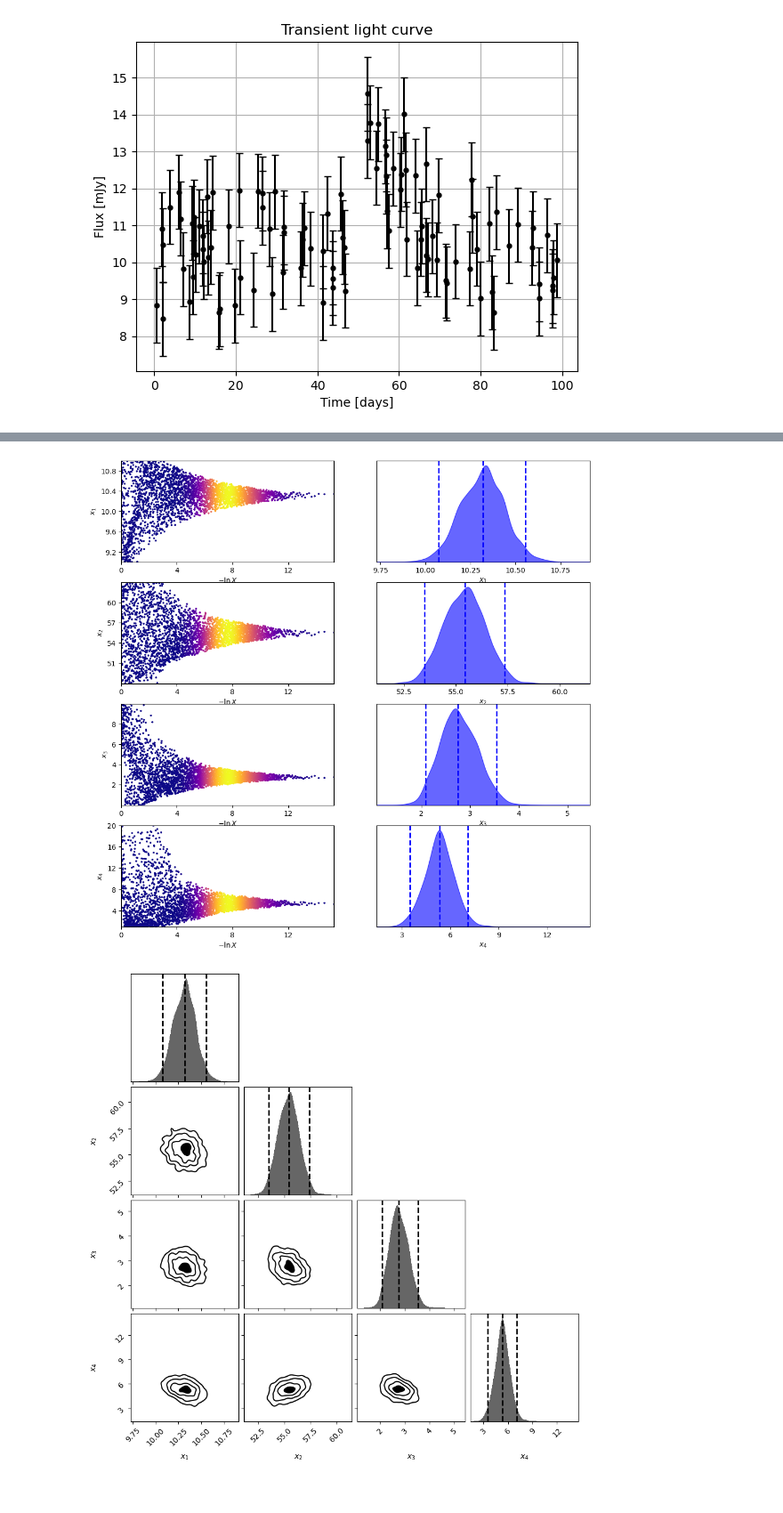
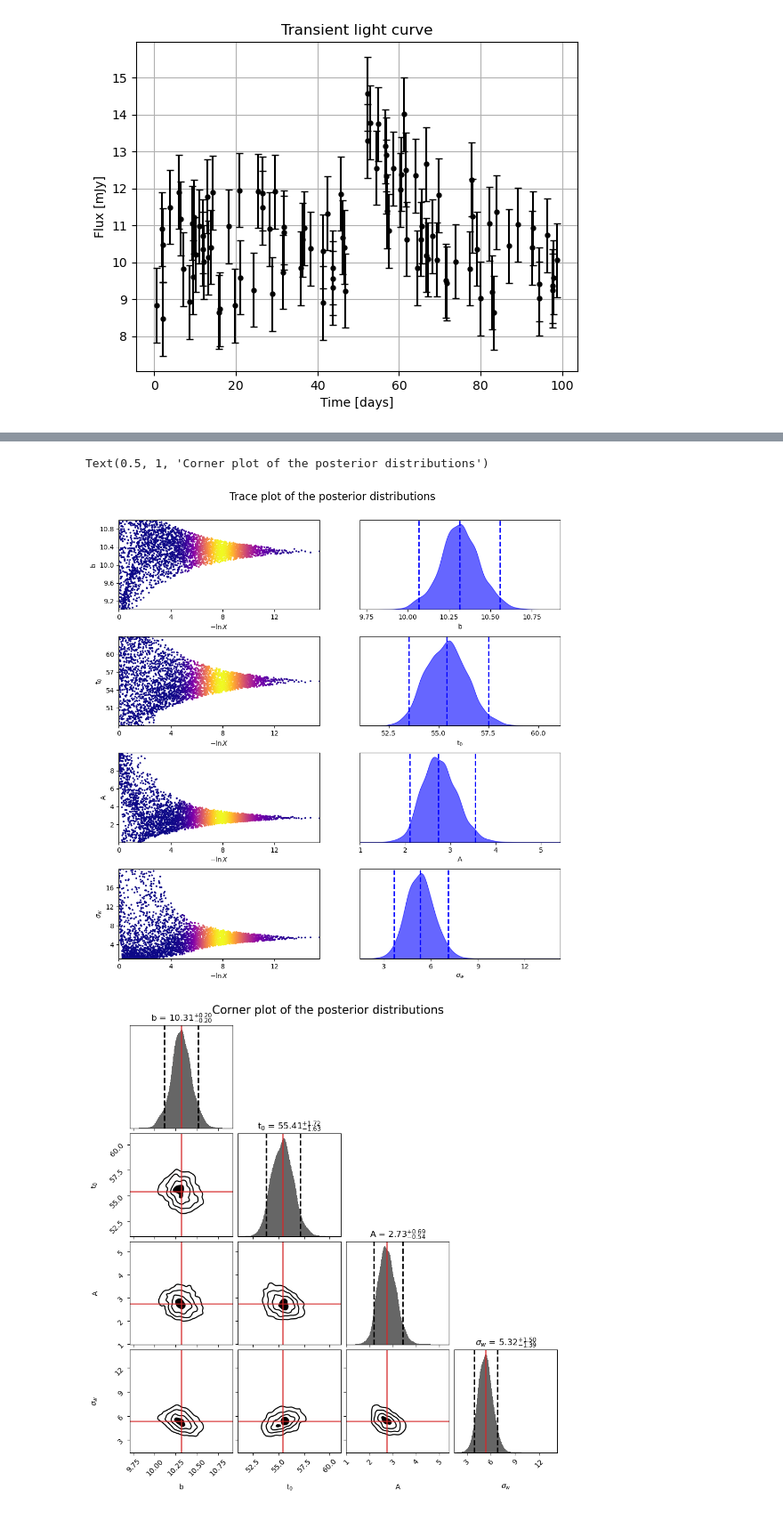
Before and after one commit to NiccoManto01/ilovegit, a Jupyter notebook: Lezioni/Lezione_12/TransUniv2.ipynb, the cells around one changed output, grey strips where cells are left out. Shown at 89% size. Cells and saved outputs as stored; diff of their text form; code cells hidden in the pictures.

```diff
--- a/Lezioni/Lezione_12/TransUniv2.ipynb
+++ b/Lezioni/Lezione_12/TransUniv2.ipynb
@@ -19,6 +19,8 @@ ax1.grid()
 [figure]
 # %%
 ndim = 4 # Number of parameters: b, t0, A, c
+labels_burst = ['b', r't$_0$', 'A', 'c']
+labels_gauss = ['b', r't$_0$', 'A', r'$\sigma_w$']
 
 def model_burst(params, t):
     b, t0, A, c = params
@@ -106,3 +110,8 @@ results_gauss = sampler_gauss.results
 # %%
-fig3, ax3 = dyplot.runplot(results_gauss)
+samples_gauss = results_gauss.samples  # samples
+weights_gauss = np.exp(results_gauss.logwt - results_gauss.logz[-1])
+medians_gauss = np.squeeze(np.array([dyfunc.quantile(x, [0.5], weights=weights_gauss) for x in samples_gauss.T]))
+print("Weighted medians for gauss model", medians_gauss)
+
+fig6, ax6 = dyplot.runplot(results_gauss)
 # %% [output]
@@ -110,9 +120,17 @@ fig3, ax3 = dyplot.runplot(results_gauss)
 # %%
-tfig3, taxes3 = dyplot.traceplot(results_gauss)
-cfig3, caxes3 = dyplot.cornerplot(results_gauss)
+fig7, ax7 = dyplot.traceplot(results_gauss, labels=labels_gauss)
+fig7.suptitle("Trace plot of the posterior distributions", fontsize=16, y=0.93)
+fig7.subplots_adjust(hspace=0.3)
+
+fig8, ax8 = dyplot.cornerplot(results_gauss, labels=labels_gauss, quantiles=(0.05, 0.95),
+                              show_titles=True, title_quantiles=(0.05, 0.5, 0.95),
+                              title_kwargs={"fontsize": 12},
+                              truths=medians_gauss, truth_color='tab:red')
+fig8.suptitle("Corner plot of the posterior distributions", fontsize=16, y=1)
 # %% [output]
+Text(0.5, 1, 'Corner plot of the posterior distributions')
-[figure, old version]
+[figure, new version]
-[figure, old version]
+[figure, new version]
 # %%
 evidence_burst = results_burst.logz[-1] #evidence for burst model
 print("Bayesian evidence for burst model", np.exp(evidence_burst))
```
Also changed, not shown: parts of 8 cells of this notebook, 1 other file.
